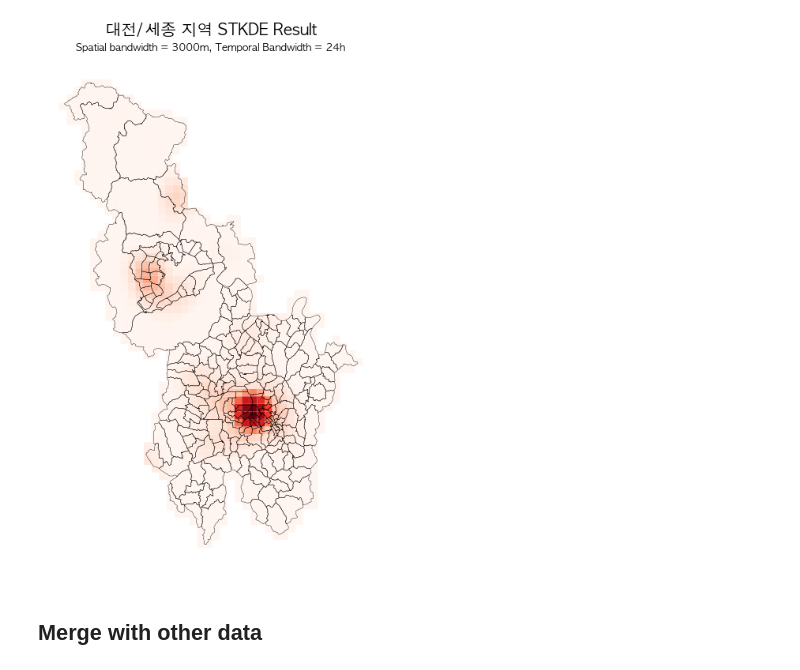
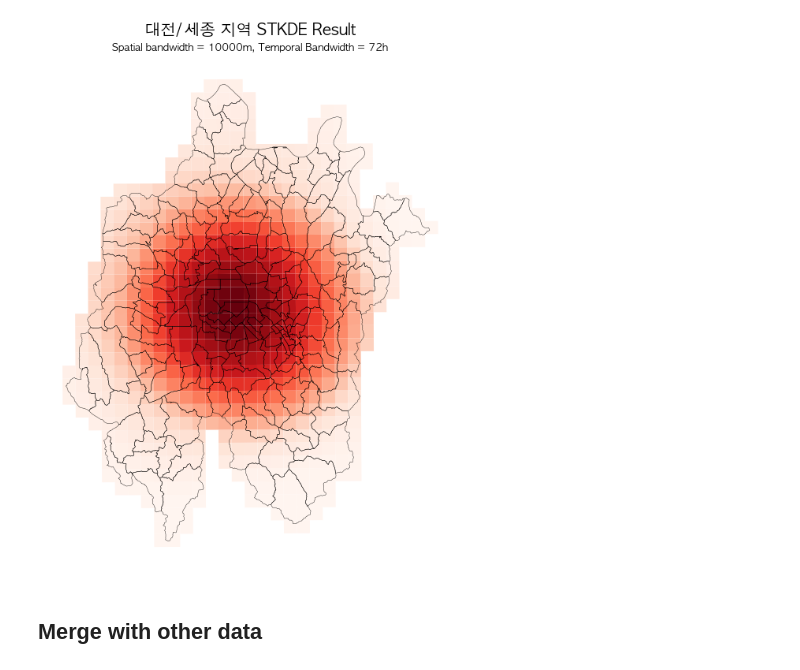
Before and after one commit to ddangchani/LocalSecurity_competition, a Jupyter notebook: STKDE_result.ipynb, the cells around one changed output. Cells and saved outputs as stored; diff of their text form; code cells hidden in the pictures.

```diff
--- a/STKDE_result.ipynb
+++ b/STKDE_result.ipynb
@@ -15,8 +15,8 @@ plt.rcParams['axes.unicode_minus'] = False
 # Pandas option
 pd.set_option('display.max_columns', None)
 # %%
-result = pd.read_csv('data/stKDE_3000_24.csv')
-grid = gpd.read_file('data/CENSUS/grid.gpkg')
+result = pd.read_csv('STKDE/result/DJ_sb_10000_tb_72.csv')
+grid = gpd.read_file('data/CENSUS/grid_DJ.gpkg')
 # %%
 result_grid = result.groupby(['X','Y'], as_index=False).sum()
 result_grid = gpd.GeoDataFrame(result_grid['density'], geometry=gpd.points_from_xy(result_grid.X, result_grid.Y), crs='epsg:5181')
@@ -28,23 +28,23 @@ for i in range(len(grid)):
 # %%
 # Plot
 from matplotlib.colors import ListedColormap
 
-whole_area = gpd.read_file('data/whole_adm_대전세종.gpkg').to_crs(epsg=5181)
+daejeon = gpd.read_file('data/ADM_AREA/대전/LSMD_ADM_SECT_UMD_30.shp', encoding='cp949').to_crs(epsg=5181)
 
 fig, ax = plt.subplots(nrows=1, ncols=1, figsize=(8,10))
-whole_area.boundary.plot(ax=ax, zorder=2, color='black', linewidth = 0.4)
+daejeon.boundary.plot(ax=ax, zorder=2, color='black', linewidth = 0.4)
 grid.plot(column = 'density',ax=ax, zorder=1, cmap='Reds')
 # gdf_crime.geometry.plot(ax=ax, zorder=2, color='red', alpha=0.1, markersize=2)
 
 ax.set_axis_off()
 
 plt.suptitle('대전/세종 지역 STKDE Result', fontsize=20)
-plt.title('Spatial bandwidth = 3000m, Temporal Bandwidth = 24h', fontsize=13)
+plt.title('Spatial bandwidth = 10000m, Temporal Bandwidth = 72h', fontsize=13)
 plt.tight_layout()
-plt.savefig('plot/대전세종 지역 내 보이스피싱 핫스팟_3000*24.png', facecolor='white')
+plt.savefig('plot/대전 지역 내 보이스피싱 핫스팟.png', facecolor='white')
 plt.show()
 # %% [output]
-[figure, old version]
+[figure, new version]
 # %% [markdown]
 ## Merge with other data
 # %%
```
Also changed, not shown: 20 other files.
